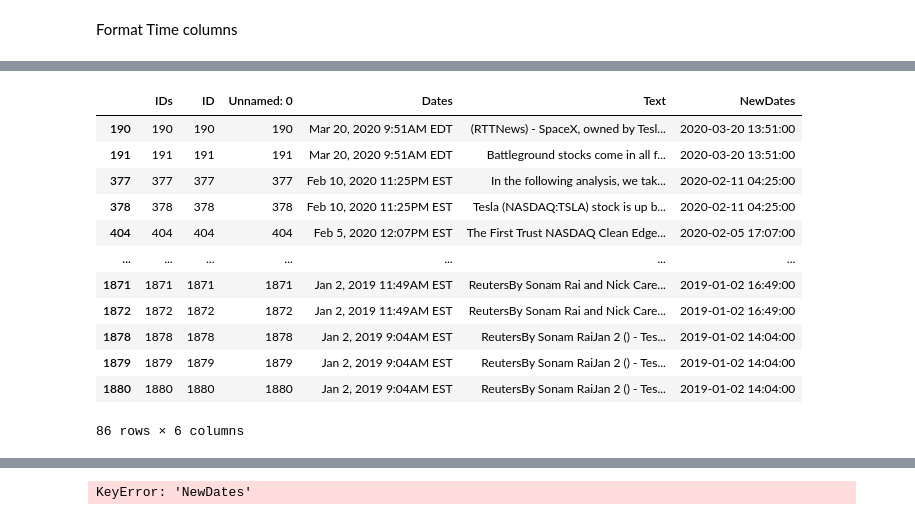
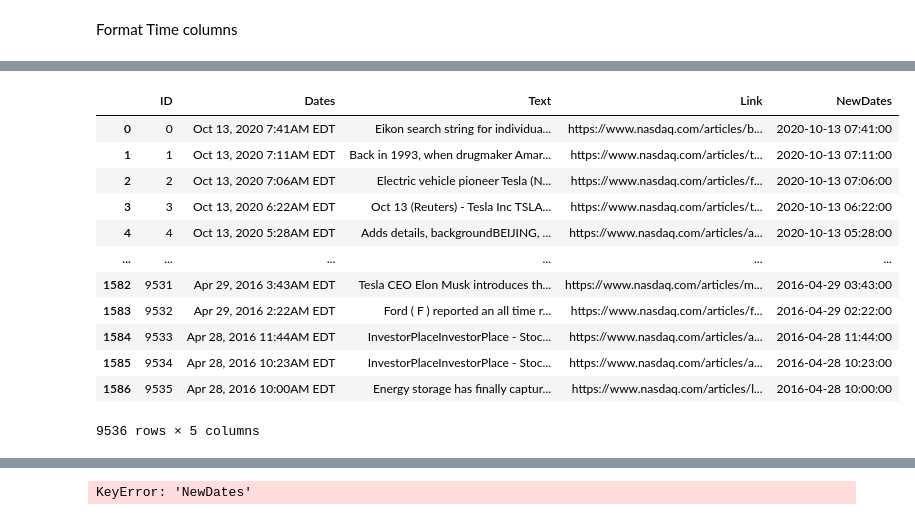
Before and after one commit to enesyuzak/getfinnews, a Jupyter notebook: processNews.ipynb, the cells around one changed output, grey strips where cells are left out. Cells and saved outputs as stored; diff of their text form; code cells hidden in the pictures.

```diff
--- a/processNews.ipynb
+++ b/processNews.ipynb
@@ -10,0 +38,6 @@ from Tools import *
+# %%
+df_news=pd.DataFrame()
+for i in range(1,7):
+    path="TeslaNews"+str(i)+".csv"
+    temp_df=pd.read_csv(path)
+    df_news=df_news.append(temp_df)
@@ -11,2 +65,8 @@ from Tools import *
+# %%
+df_news.drop(df_news.columns[df_news.columns.str.contains("Unnamed",case=False)],axis=1,inplace=True)
+# %%
+
+df_news[df_news.duplicated(keep=False)]
+df_news.insert(0,"ID",range(0,len(df_news)))
 # %% [markdown]
 Format Time columns
@@ -67,8 +135,5 @@ df
 # %%
-df_news=pd.read_csv("TeslaNews3.csv")
-date=df_news["Dates"][0]
-
-
 df_news['NewDates'] = pd.to_datetime(df_news['Dates'])
-df_news['NewDates'] = df_news['NewDates'].dt.tz_localize('US/Eastern').dt.tz_convert('UTC')
+#df_news['NewDates'] = df_news['NewDates'].dt.tz_localize('US/Eastern').dt.tz_convert('UTC')
 df_news['NewDates'] = df_news['NewDates'].apply(lambda x: datetime.datetime.replace(x, tzinfo=None))
+df_news
@@ -98,23 +171,24 @@ df_news
 # %%
 #df_news["Dates"]=datetime.strptime(df_news["Dates"],"%d/%m/%Y")
 #df_news['NewDates'] = df_news['NewDates'].apply(lambda x: datetime.datetime.strftime(x, "%d/%m/%Y %H:%M:%S"))
 
-#df_news.insert(0,"ID",range(0,len(df_news)))
-df_news
+
+df_temp2=df_news[df_news.duplicated(keep=False)]
 df_temp=df_news[df_news.duplicated(subset=["NewDates"],keep=False)]
 df_temp=df_temp.drop(["Link"],axis=1)
-df_temp
+df_temp2
+df_news
 # %% [output]
-|  | IDs | ID | Unnamed: 0 | Dates | Text | NewDates |
-| 190 | 190 | 190 | 190 | Mar 20, 2020 9:51AM EDT | (RTTNews) - SpaceX, owned by Tesl... | 2020-03-20 13:51:00 |
-| 191 | 191 | 191 | 191 | Mar 20, 2020 9:51AM EDT | Battleground stocks come in all f... | 2020-03-20 13:51:00 |
-| 377 | 377 | 377 | 377 | Feb 10, 2020 11:25PM EST | In the following analysis, we tak... | 2020-02-11 04:25:00 |
-| 378 | 378 | 378 | 378 | Feb 10, 2020 11:25PM EST | Tesla (NASDAQ:TSLA) stock is up b... | 2020-02-11 04:25:00 |
-| 404 | 404 | 404 | 404 | Feb 5, 2020 12:07PM EST | The First Trust NASDAQ Clean Edge... | 2020-02-05 17:07:00 |
-| ... | ... | ... | ... | ... | ... | ... |
-| 1871 | 1871 | 1871 | 1871 | Jan 2, 2019 11:49AM EST | ReutersBy Sonam Rai and Nick Care... | 2019-01-02 16:49:00 |
-| 1872 | 1872 | 1872 | 1872 | Jan 2, 2019 11:49AM EST | ReutersBy Sonam Rai and Nick Care... | 2019-01-02 16:49:00 |
-| 1878 | 1878 | 1878 | 1878 | Jan 2, 2019 9:04AM EST | ReutersBy Sonam RaiJan 2 () - Tes... | 2019-01-02 14:04:00 |
-| 1879 | 1879 | 1879 | 1879 | Jan 2, 2019 9:04AM EST | ReutersBy Sonam RaiJan 2 () - Tes... | 2019-01-02 14:04:00 |
-| 1880 | 1880 | 1880 | 1880 | Jan 2, 2019 9:04AM EST | ReutersBy Sonam RaiJan 2 () - Tes... | 2019-01-02 14:04:00 |
+|  | ID | Dates | Text | Link | NewDates |
+| 0 | 0 | Oct 13, 2020 7:41AM EDT | Eikon search string for individua... | https://www.nasdaq.com/articles/b... | 2020-10-13 07:41:00 |
+| 1 | 1 | Oct 13, 2020 7:11AM EDT | Back in 1993, when drugmaker Amar... | https://www.nasdaq.com/articles/t... | 2020-10-13 07:11:00 |
+| 2 | 2 | Oct 13, 2020 7:06AM EDT | Electric vehicle pioneer Tesla (N... | https://www.nasdaq.com/articles/f... | 2020-10-13 07:06:00 |
+| 3 | 3 | Oct 13, 2020 6:22AM EDT | Oct 13 (Reuters) - Tesla Inc TSLA... | https://www.nasdaq.com/articles/t... | 2020-10-13 06:22:00 |
+| 4 | 4 | Oct 13, 2020 5:28AM EDT | Adds details, backgroundBEIJING, ... | https://www.nasdaq.com/articles/a... | 2020-10-13 05:28:00 |
+| ... | ... | ... | ... | ... | ... |
+| 1582 | 9531 | Apr 29, 2016 3:43AM EDT | Tesla CEO Elon Musk introduces th... | https://www.nasdaq.com/articles/m... | 2016-04-29 03:43:00 |
+| 1583 | 9532 | Apr 29, 2016 2:22AM EDT | Ford ( F ) reported an all time r... | https://www.nasdaq.com/articles/f... | 2016-04-29 02:22:00 |
+| 1584 | 9533 | Apr 28, 2016 11:44AM EDT | InvestorPlaceInvestorPlace - Stoc... | https://www.nasdaq.com/articles/a... | 2016-04-28 11:44:00 |
+| 1585 | 9534 | Apr 28, 2016 10:23AM EDT | InvestorPlaceInvestorPlace - Stoc... | https://www.nasdaq.com/articles/a... | 2016-04-28 10:23:00 |
+| 1586 | 9535 | Apr 28, 2016 10:00AM EDT | Energy storage has finally captur... | https://www.nasdaq.com/articles/l... | 2016-04-28 10:00:00 |
-86 rows × 6 columns
+9536 rows × 5 columns
```
Also changed, not shown: parts of 26 cells of this notebook, 6 other files.
